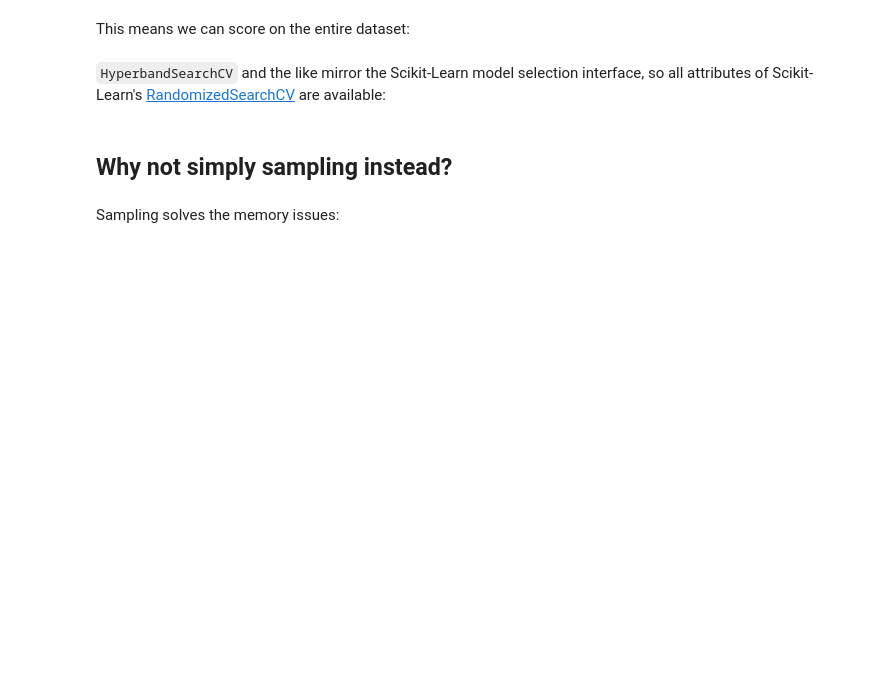
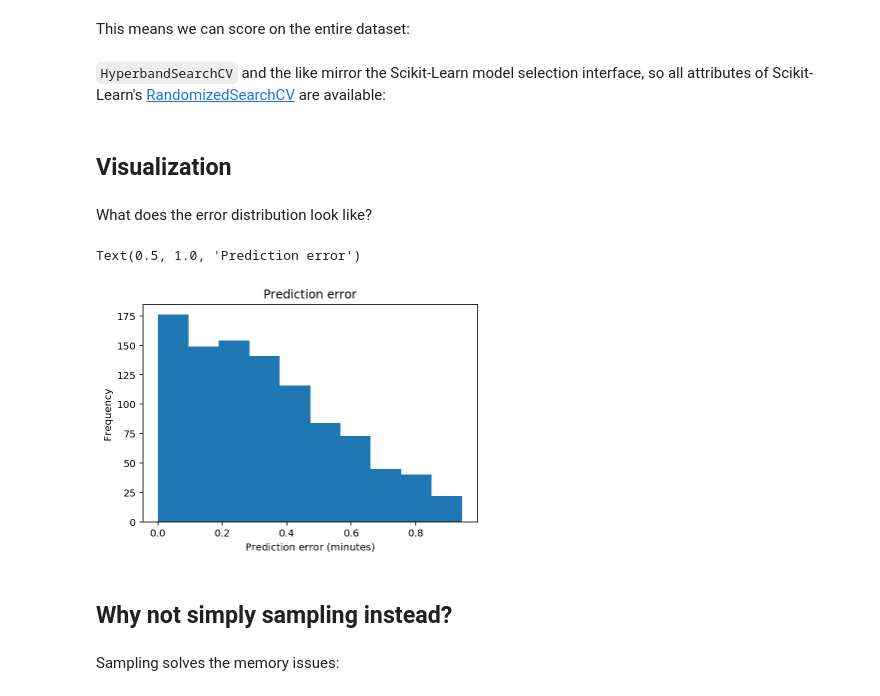
Before and after one commit to coiled/coiled-examples, a Jupyter notebook: hyper-parameter-optimization.ipynb, the cells around one changed output. Saved outputs shown, nothing was run; the diff lists cells and outputs as text; code cells hidden in the pictures; blank space fills up the shorter version.

Commit message:
Add visualiation

```diff
--- a/hyper-parameter-optimization.ipynb
+++ b/hyper-parameter-optimization.ipynb
@@ -158,3 +158,7 @@ deployed_model.score(X_test, y_test)
 search.best_score_
 # %%
 search.best_params_
+# %% [markdown]
+## Visualization
+# %% [markdown]
+What does the error distribution look like?
@@ -161,3 +167,21 @@ search.best_params_
+# %%
+import numpy as np
+import pandas as pd
+
+## This cell was run after the fact from a fresh notebook; rerun to
+## y_test := as above. Ground truth trip durations
+## y_pred := model output (as in the cell above?)
+
+y_test = np.random.uniform(0, 1, size=1000)
+y_pred = np.random.uniform(0, 1, size=1000)
+
+err = np.abs(y_pred - y_test)
+ax = pd.Series(err).plot.hist()
+ax.set_xlabel("Prediction error (minutes)")
+ax.set_title("Prediction error")
+# %% [output]
+Text(0.5, 1.0, 'Prediction error')
+[figure, added]
 # %% [markdown]
 ## Why not simply sampling instead?
 # %% [markdown]
```
Also changed, not shown: parts of 1 cell of this notebook.
